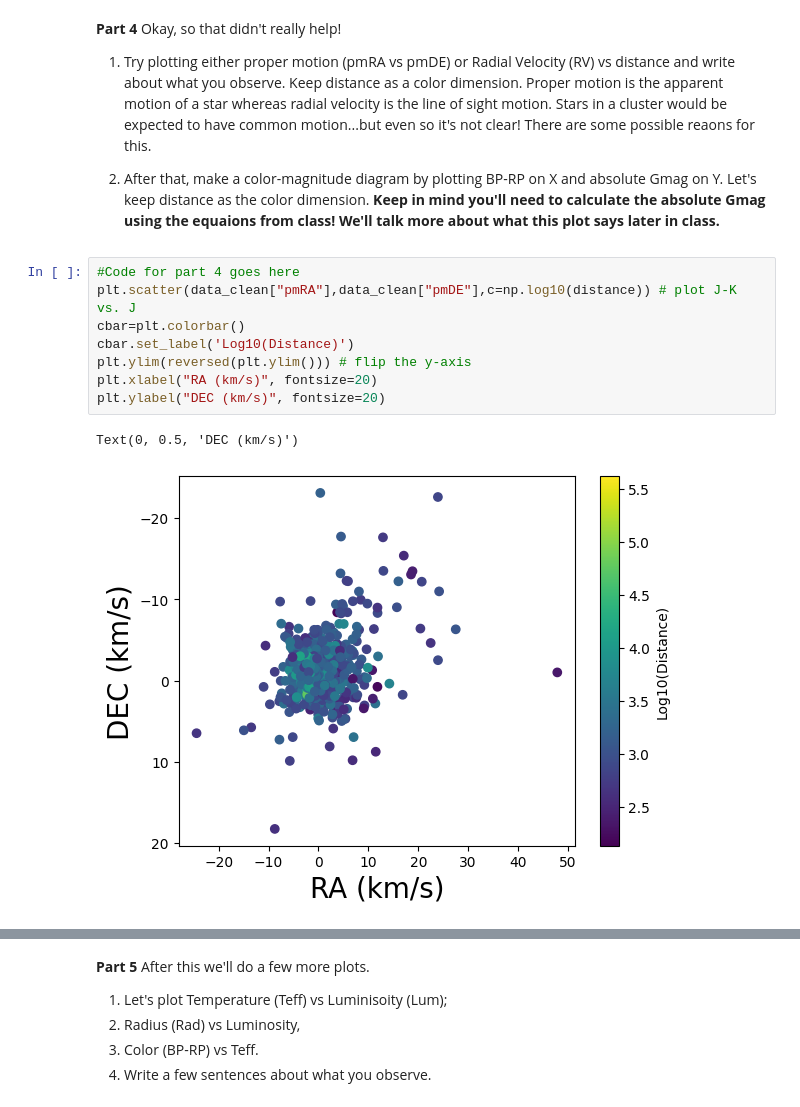
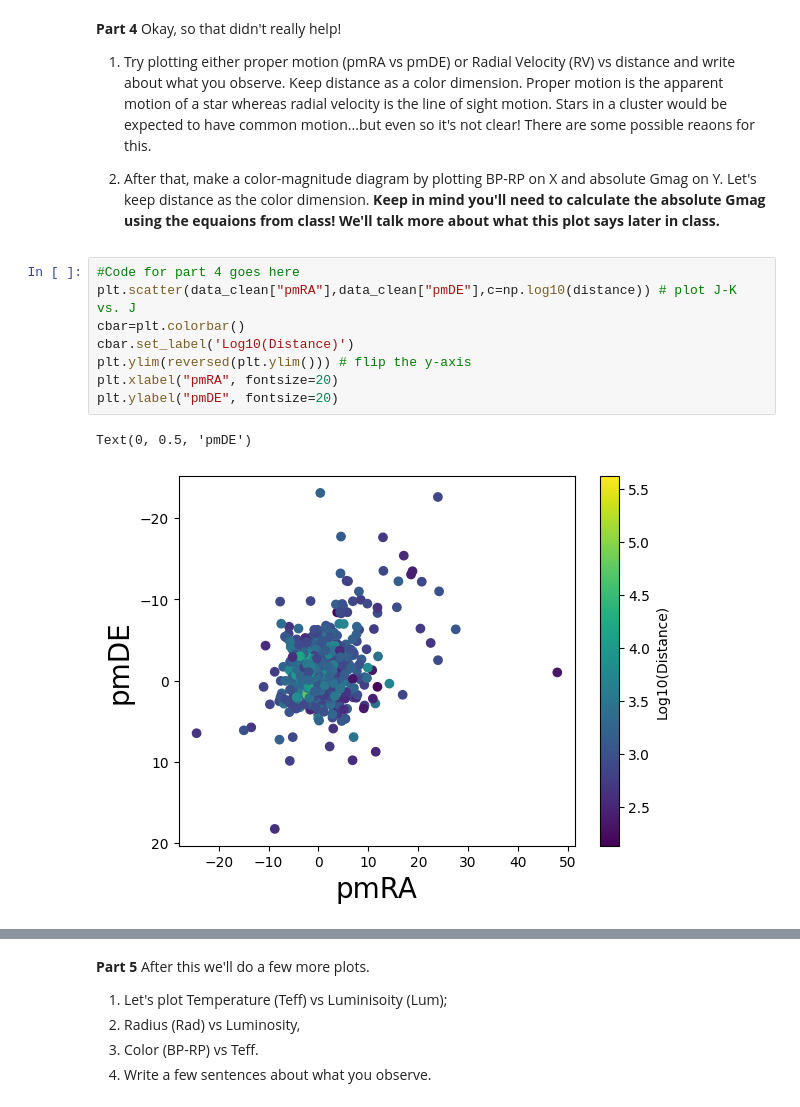
Before and after one commit to Serda1119/PHYS-3025, a Jupyter notebook: PHYS_3025_Activity_1.ipynb, the cells around one changed output, grey strips where cells are left out. Drawn from its saved outputs; the diff is of its cells as text.

```diff
--- a/PHYS_3025_Activity_1.ipynb
+++ b/PHYS_3025_Activity_1.ipynb
@@ -288,11 +288,11 @@ Okay, so that didn't really help!
 # %%
 #Code for part 4 goes here
 plt.scatter(data_clean["pmRA"],data_clean["pmDE"],c=np.log10(distance)) # plot J-K vs. J
 cbar=plt.colorbar()
 cbar.set_label('Log10(Distance)')
 plt.ylim(reversed(plt.ylim())) # flip the y-axis
-plt.xlabel("RA (km/s)", fontsize=20)
-plt.ylabel("DEC (km/s)", fontsize=20)
+plt.xlabel("pmRA", fontsize=20)
+plt.ylabel("pmDE", fontsize=20)
 # %% [output]
-Text(0, 0.5, 'DEC (km/s)')
+Text(0, 0.5, 'pmDE')
-[figure, old version]
+[figure, new version]
```
Also changed, not shown: parts of 1 cell of this notebook.
